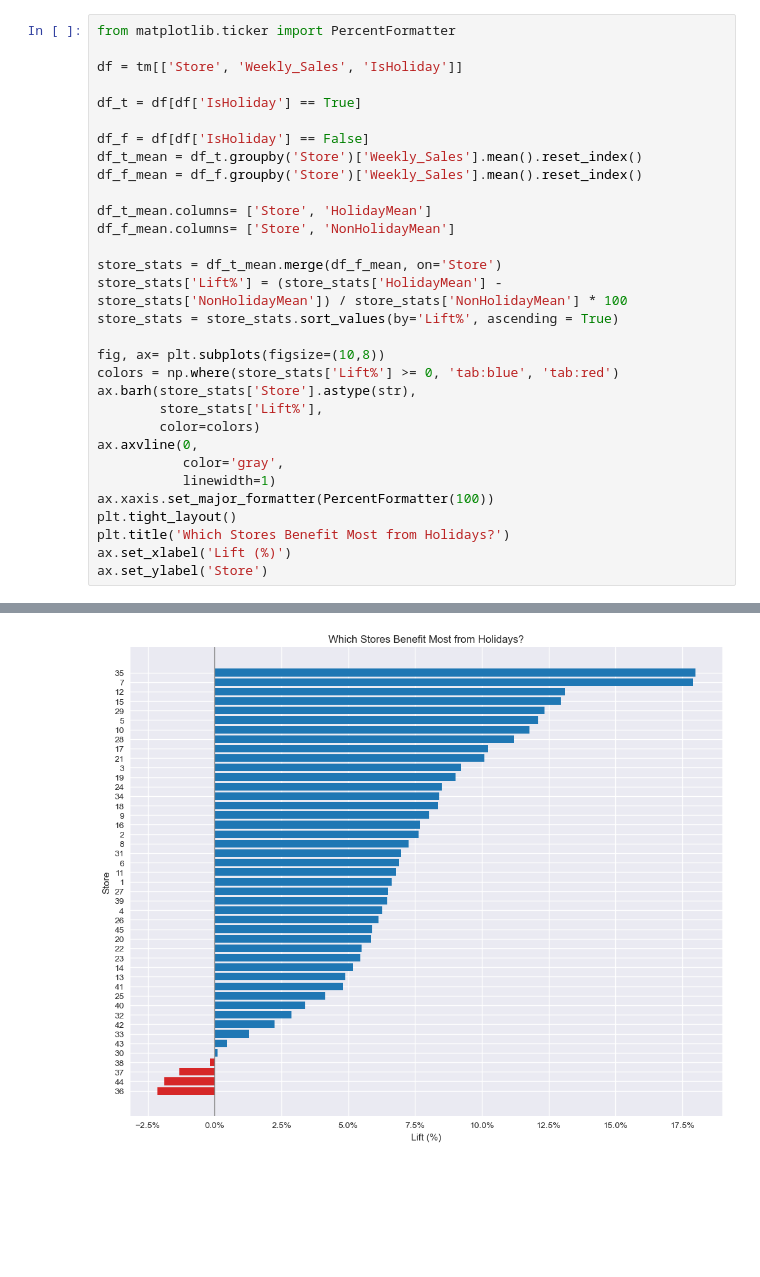
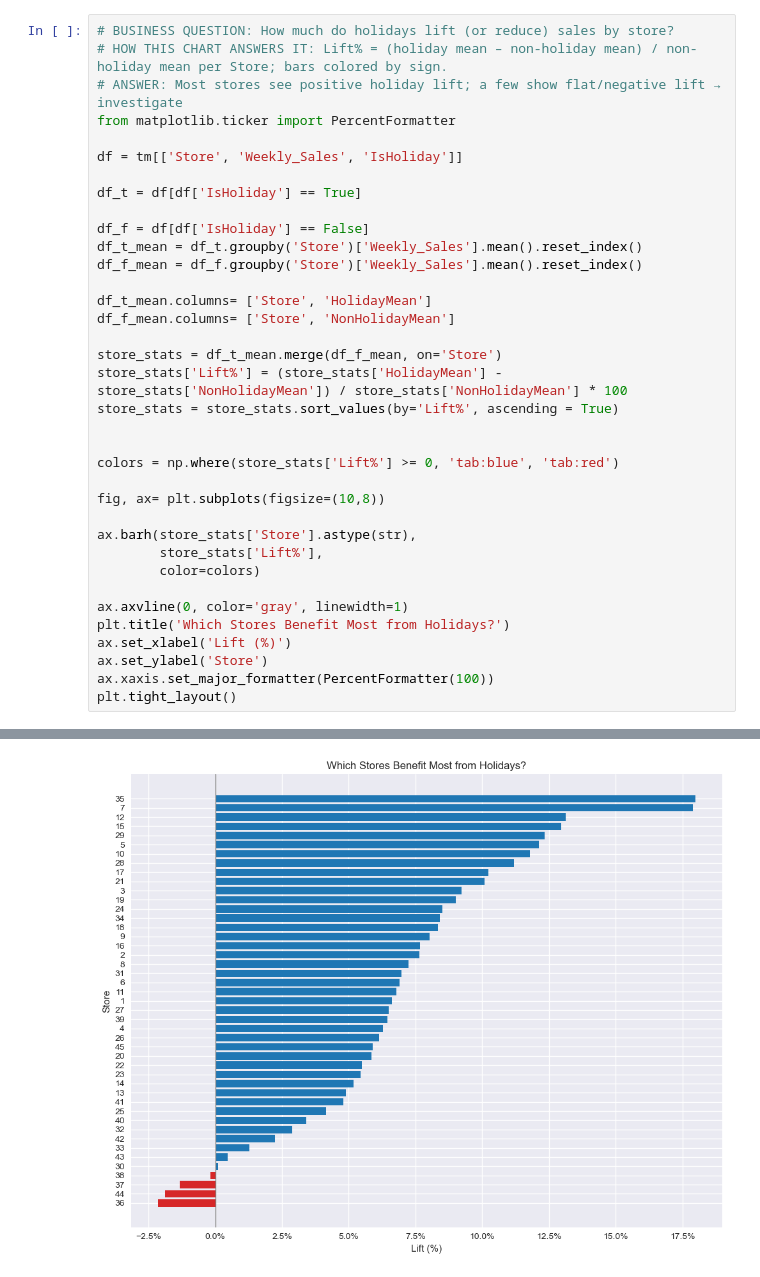
Before and after one commit to lachmula-cmd/Walmart-Store-Analysis-Python, a Jupyter notebook: notebooks/01_rettail_eda.ipynb, the cells around one changed output, grey strips where cells are left out. Drawn from its saved outputs; the diff is of its cells as text; blank space fills up the shorter version.

```diff
--- a/notebooks/01_rettail_eda.ipynb
+++ b/notebooks/01_rettail_eda.ipynb
@@ -195,4 +182,7 @@ sns.scatterplot(data=g, x='mean', y='std', )
 # %%
+# BUSINESS QUESTION: How much do holidays lift (or reduce) sales by store?
+# HOW THIS CHART ANSWERS IT: Lift% = (holiday mean – non-holiday mean) / non-holiday mean per Store; bars colored by sign.
+# ANSWER: Most stores see positive holiday lift; a few show flat/negative lift → investigate
 from matplotlib.ticker import PercentFormatter
 
 df = tm[['Store', 'Weekly_Sales', 'IsHoliday']]
@@ -210,17 +200,19 @@ store_stats = df_t_mean.merge(df_f_mean, on='Store')
 store_stats['Lift%'] = (store_stats['HolidayMean'] - store_stats['NonHolidayMean']) / store_stats['NonHolidayMean'] * 100
 store_stats = store_stats.sort_values(by='Lift%', ascending = True)
 
+
+colors = np.where(store_stats['Lift%'] >= 0, 'tab:blue', 'tab:red')
+
 fig, ax= plt.subplots(figsize=(10,8))
-colors = np.where(store_stats['Lift%'] >= 0, 'tab:blue', 'tab:red')
+
 ax.barh(store_stats['Store'].astype(str),
         store_stats['Lift%'],
         color=colors)
-ax.axvline(0,
-           color='gray',
-           linewidth=1)
-ax.xaxis.set_major_formatter(PercentFormatter(100))
-plt.tight_layout()
+
+ax.axvline(0, color='gray', linewidth=1)
 plt.title('Which Stores Benefit Most from Holidays?')
 ax.set_xlabel('Lift (%)')
 ax.set_ylabel('Store')
+ax.xaxis.set_major_formatter(PercentFormatter(100))
+plt.tight_layout()
 # %% [output]
@@ -228,2 +219,2 @@ Text(94.22222222222221, 0.5, 'Store')
-[figure, old version]
+[figure, new version]
 # %%
```
Also changed, not shown: parts of 16 cells of this notebook.
